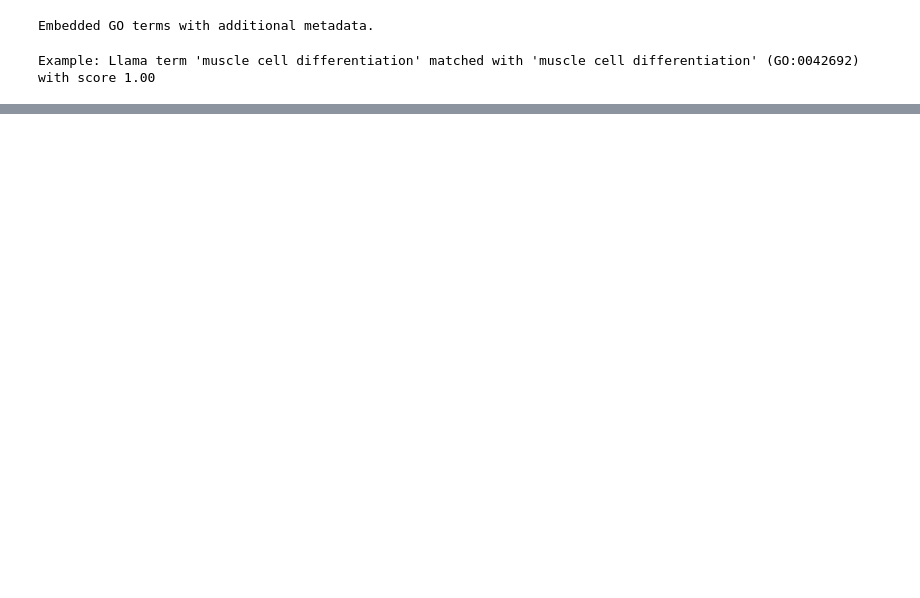
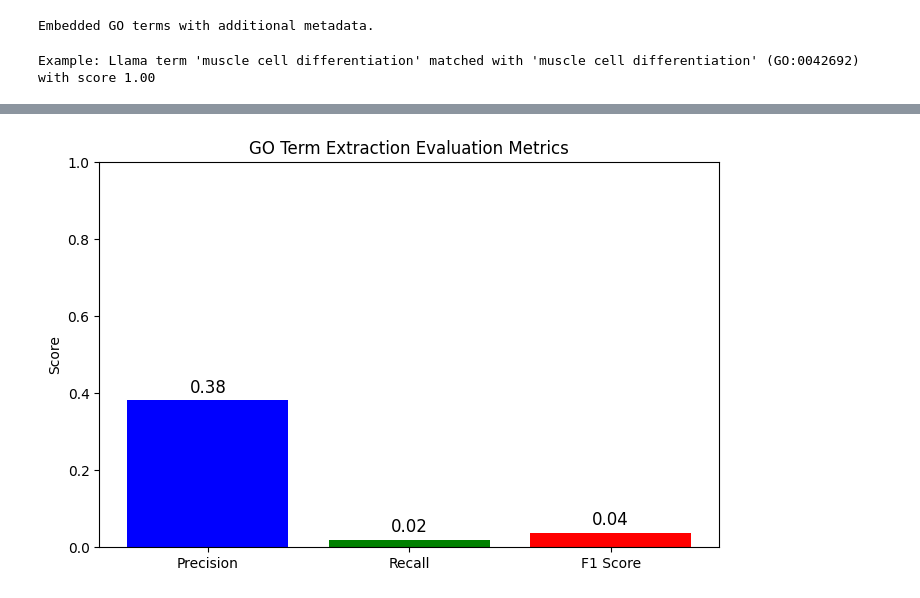
Before and after one commit to Bioin-GOLLM/GOLLM, a Jupyter notebook: Llama3.2-3B-Instruct-Inference/Inference.ipynb, the cells around one changed output, grey strips where cells are left out. Saved outputs shown, nothing was run; the diff lists cells and outputs as text; code cells hidden in the pictures; blank space fills up the shorter version.

Commit message:
separate inferences & merge, some evaluation

```diff
--- a/Llama3.2-3B-Instruct-Inference/Inference.ipynb
+++ b/Llama3.2-3B-Instruct-Inference/Inference.ipynb
@@ -958,0 +1108,18 @@ Gene: MuRF1
+# %%
+def build_golden_standard(gene_dict, gene2go_mapping):
+    """
+    Build a golden standard dictionary mapping the gene name (from the article)
+    to its set of official GO term IDs using gene2go_mapping.
+    Only include genes that appear in the article and that are found in the gene2go mapping.
+    """
+    golden_standard = {}
+    for gene_id, gene_obj in gene_dict.items():
+        if str(gene_id) in gene2go_mapping:
+            gold_terms = gene2go_mapping[str(gene_id)]
+            golden_standard[gene_obj.get_name_from_article()] = gold_terms
+        else:
+            print(f"Gene {gene_obj.get_name_from_article()} (ID: {gene_id}) not found in gene2go mapping; skipping.")
+    return golden_standard
+
+# Build your golden standard using the filtered mapping:
+golden_standard = build_golden_standard(gene_dict, gene2go_mapping)
@@ -958,0 +1187,22 @@ Gene: MuRF1
+# %%
+import matplotlib.pyplot as plt
+
+def plot_metrics(precision, recall, f1):
+    metrics = ['Precision', 'Recall', 'F1 Score']
+    values = [precision, recall, f1]
+
+    plt.figure(figsize=(8, 5))
+    plt.bar(metrics, values, color=['blue', 'green', 'red'])
+    plt.ylim(0, 1)
+
+    for i, v in enumerate(values):
+        plt.text(i, v + 0.02, f'{v:.2f}', ha='center', fontsize=12)
+
+    plt.ylabel('Score')
+    plt.title('GO Term Extraction Evaluation Metrics')
+    plt.show()
+
+# Call the function with computed values
+plot_metrics(precision, recall, f1)
+# %% [output]
+[figure, added]
```
Also changed, not shown: parts of 25 cells of this notebook, 3 other files.
